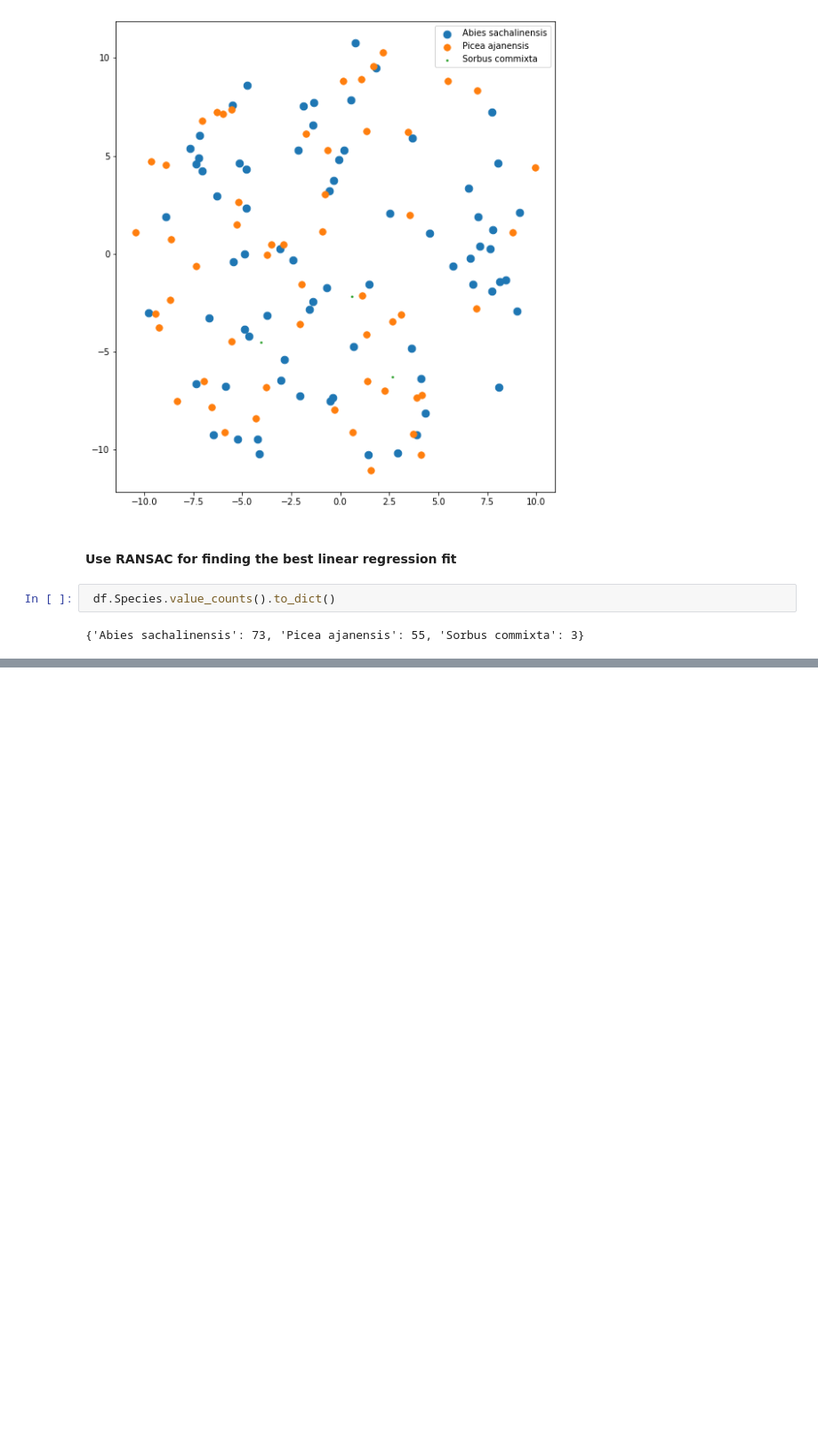
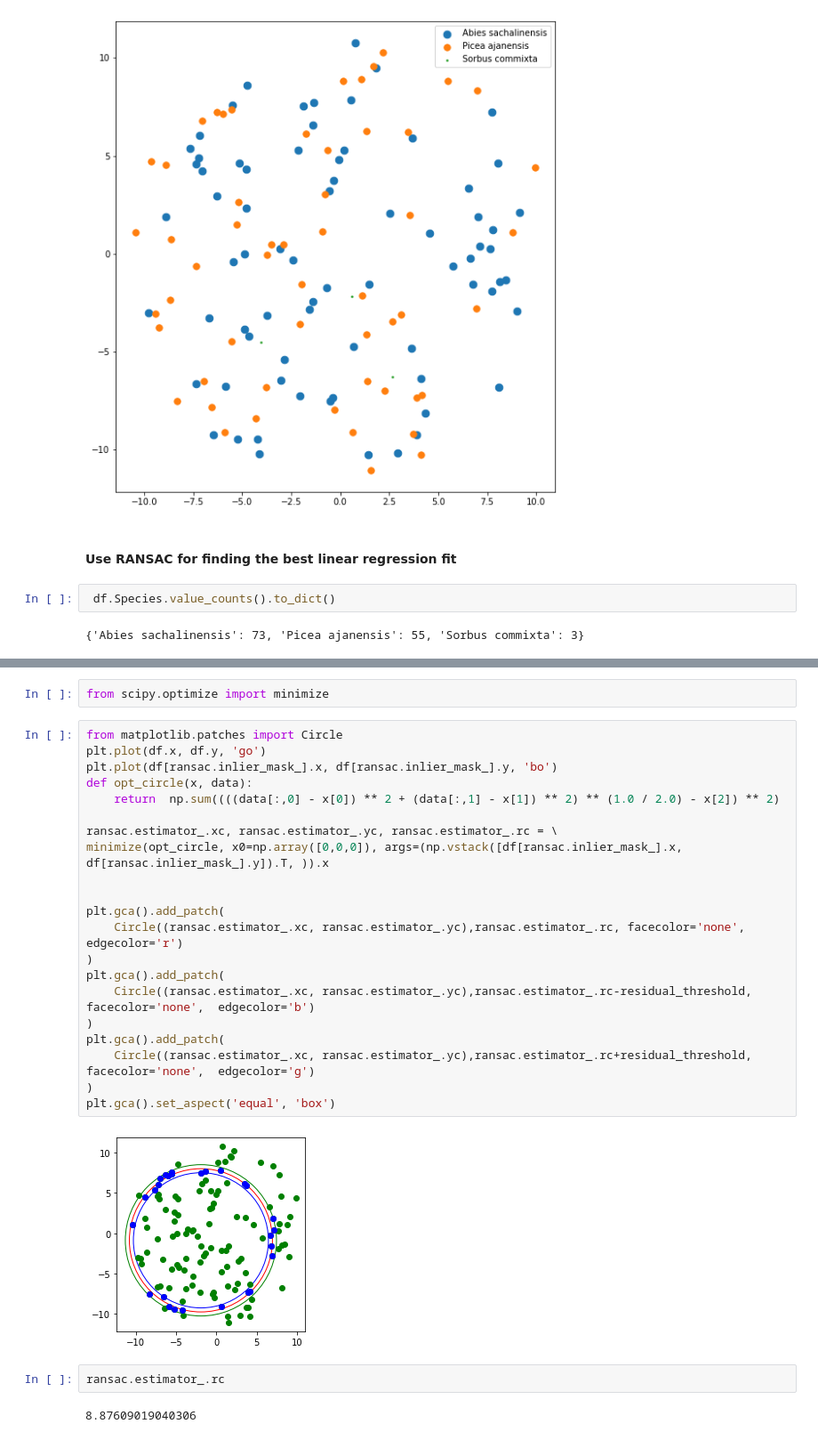
Before and after one commit to scidam/pyworks, a Jupyter notebook: spat27_11_2021/main.ipynb, the cells around one changed output, grey strips where cells are left out. Shown at 89% size. Cells and saved outputs as stored; diff of their text form; blank space fills up the shorter version.

```diff
--- a/spat27_11_2021/main.ipynb
+++ b/spat27_11_2021/main.ipynb
@@ -74,0 +248,29 @@ The number of outlier points: 1
+# %%
+from scipy.optimize import minimize
+# %%
+from matplotlib.patches import Circle
+plt.plot(df.x, df.y, 'go')
+plt.plot(df[ransac.inlier_mask_].x, df[ransac.inlier_mask_].y, 'bo')
+def opt_circle(x, data):
+    return  np.sum((((data[:,0] - x[0]) ** 2 + (data[:,1] - x[1]) ** 2) ** (1.0 / 2.0) - x[2]) ** 2)
+
+ransac.estimator_.xc, ransac.estimator_.yc, ransac.estimator_.rc = \
+minimize(opt_circle, x0=np.array([0,0,0]), args=(np.vstack([df[ransac.inlier_mask_].x, df[ransac.inlier_mask_].y]).T, )).x
+
+
+plt.gca().add_patch(
+    Circle((ransac.estimator_.xc, ransac.estimator_.yc),ransac.estimator_.rc, facecolor='none',  edgecolor='r')
+)
+plt.gca().add_patch(
+    Circle((ransac.estimator_.xc, ransac.estimator_.yc),ransac.estimator_.rc-residual_threshold, facecolor='none',  edgecolor='b')
+)
+plt.gca().add_patch(
+    Circle((ransac.estimator_.xc, ransac.estimator_.yc),ransac.estimator_.rc+residual_threshold, facecolor='none',  edgecolor='g')
+)
+plt.gca().set_aspect('equal', 'box')
+# %% [output]
+[figure, added]
+# %%
+ransac.estimator_.rc
+# %% [output]
+8.87609019040306
```
Also changed, not shown: parts of 15 cells of this notebook, 6 other files.
